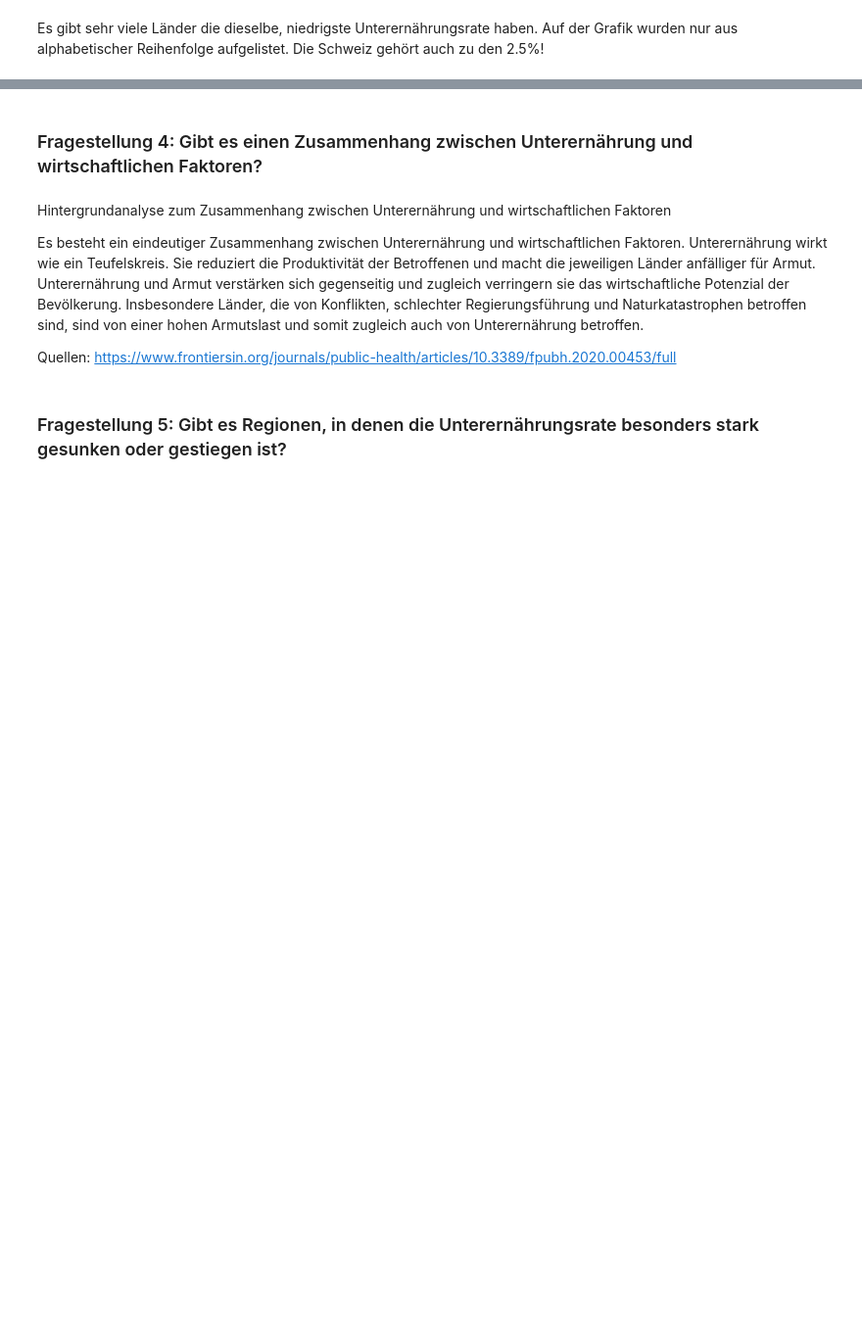
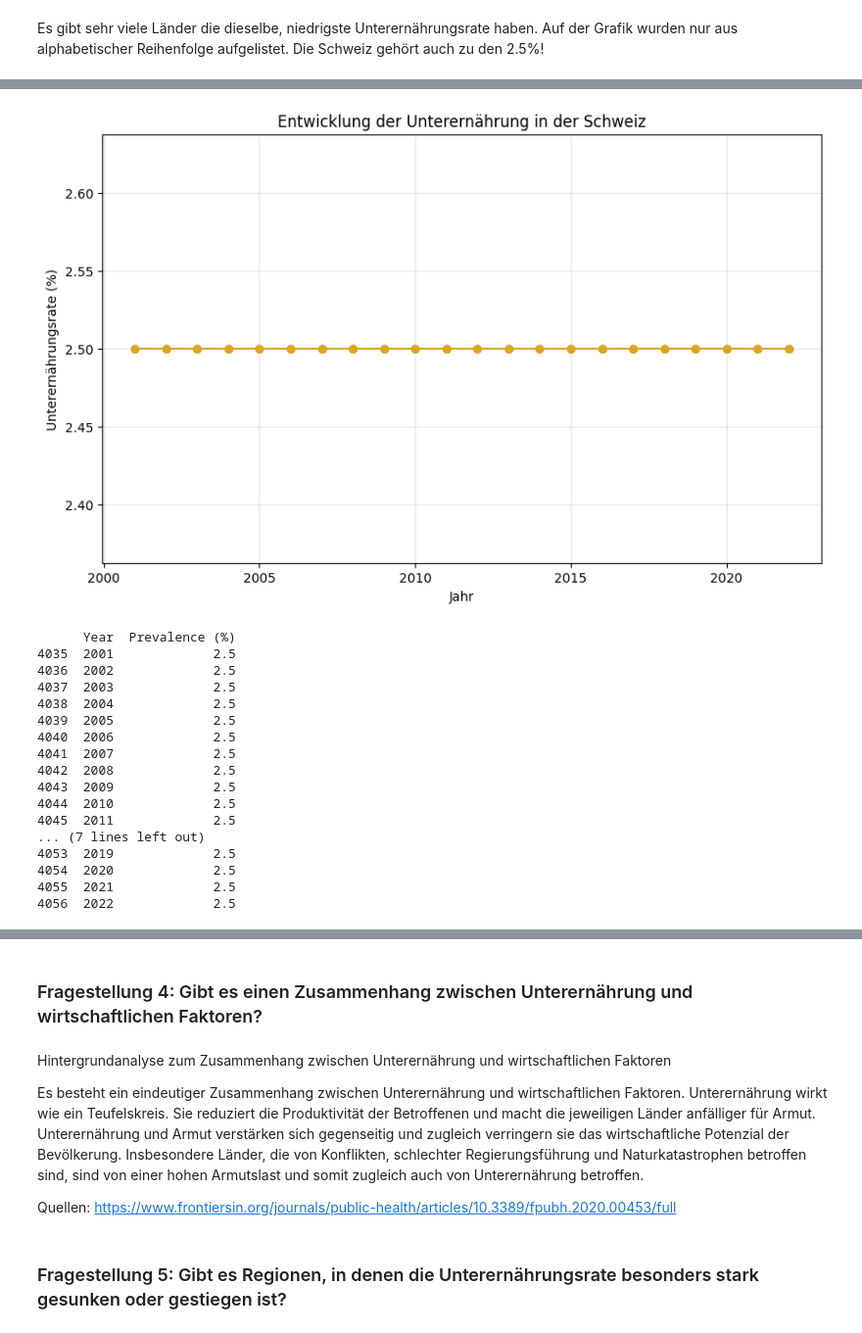
Before and after one commit to sahitero/Leisungsnachweis-2-Phyton-Sina-Eronita-Naomi, a Jupyter notebook: LN-2.ipynb, the cells around one changed output, grey strips where cells are left out. Shown at 98% size. Cells and saved outputs as stored; diff of their text form; code cells hidden in the pictures; blank space fills up the shorter version.

```diff
--- a/LN-2.ipynb
+++ b/LN-2.ipynb
@@ -1403,0 +1327,49 @@ plt.show()
+# %%
+import pandas as pd
+import zipfile
+import matplotlib.pyplot as plt
+
+zip_path = "prevalence-of-undernourishment.zip"
+file_name = "prevalence-of-undernourishment.csv"
+
+with zipfile.ZipFile(zip_path) as z:
+    with z.open(file_name) as f:
+        df = pd.read_csv(f)
+
+old_col_name = next(col for col in df.columns if "Prevalence of undernourishment" in col)
+df = df.rename(columns={old_col_name: "Prevalence (%)"})
+
+df_countries = df[df["Code"].notna()]
+df_countries = df_countries[df_countries["Code"].str.len() == 3]
+df_countries = df_countries.dropna(subset=["Prevalence (%)"])
+
+df_switzerland = df_countries[df_countries["Entity"] == "Switzerland"]
+
+plt.figure(figsize=(10,6))
+plt.plot(df_switzerland["Year"], df_switzerland["Prevalence (%)"], marker='o', color='goldenrod')
+plt.title("Entwicklung der Unterernährung in der Schweiz")
+plt.xlabel("Jahr")
+plt.ylabel("Unterernährungsrate (%)")
+plt.grid(True, alpha=0.3)
+plt.show()
+
+print(df_switzerland[["Year", "Prevalence (%)"]])
+# %% [output]
+[figure, added]
+      Year  Prevalence (%)
+4035  2001             2.5
+4036  2002             2.5
+4037  2003             2.5
+4038  2004             2.5
+4039  2005             2.5
+4040  2006             2.5
+4041  2007             2.5
+4042  2008             2.5
+4043  2009             2.5
+4044  2010             2.5
+4045  2011             2.5
+... (7 lines left out)
+4053  2019             2.5
+4054  2020             2.5
+4055  2021             2.5
+4056  2022             2.5
```
Also changed, not shown: parts of 8 cells of this notebook.
